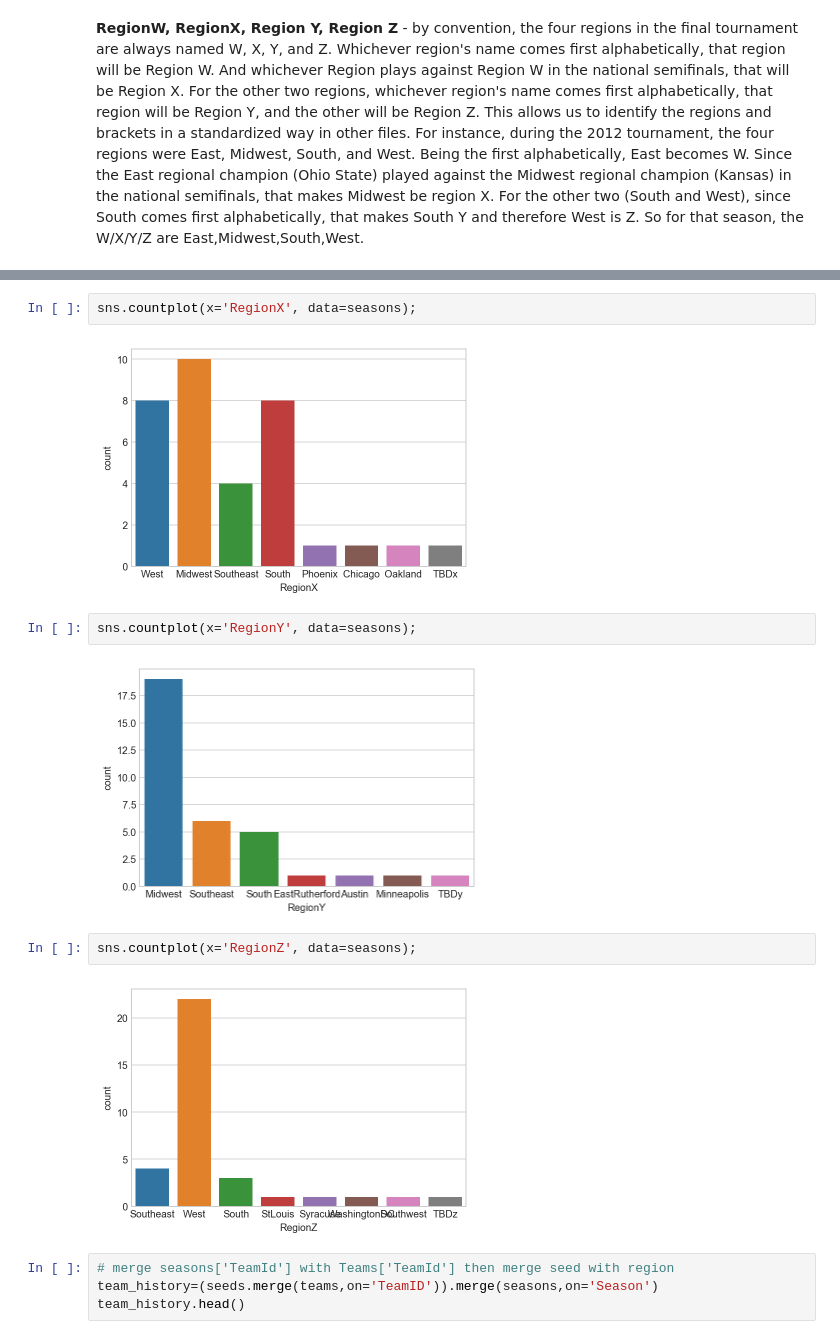
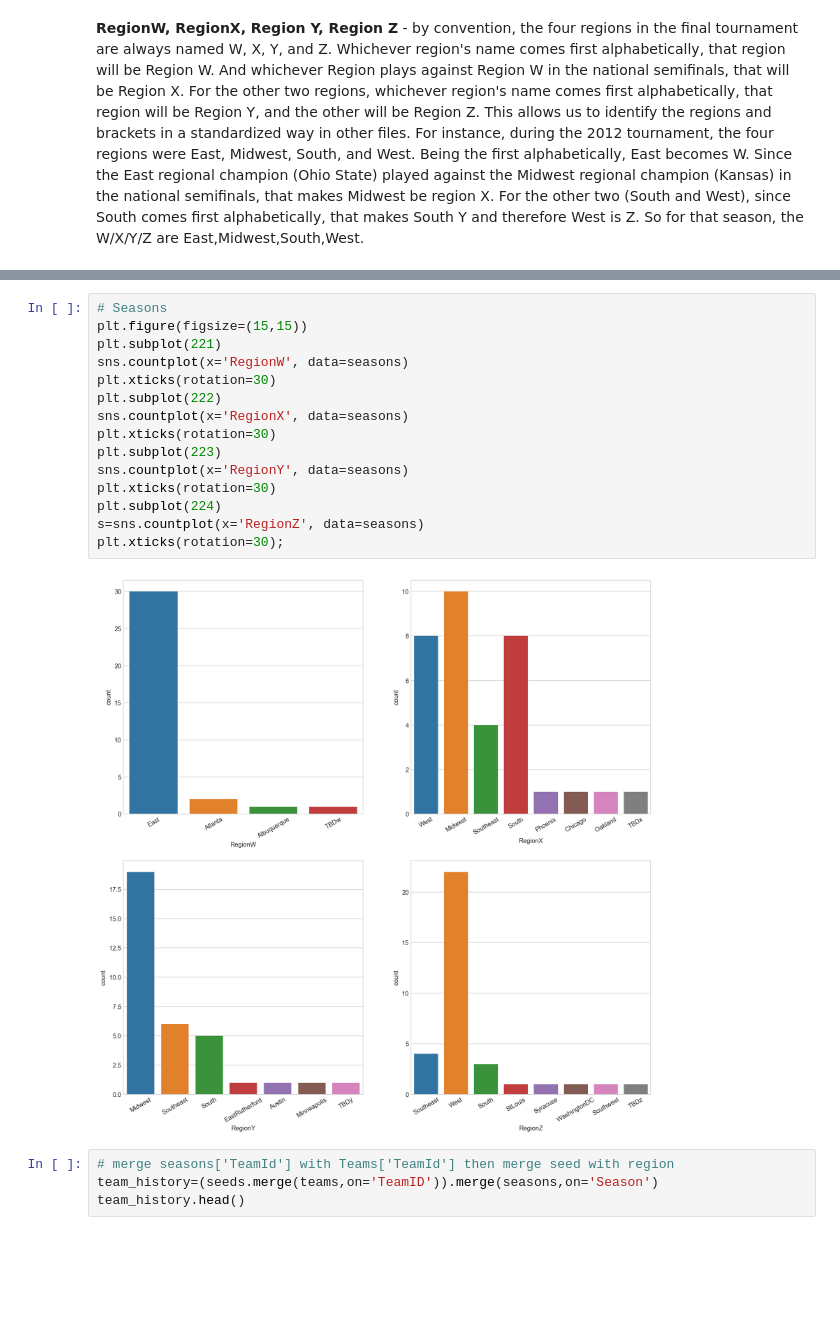
Before and after one commit to slin18/ML-Playpin, a Jupyter notebook: NCAA_ML/DataSection1.ipynb, the cells around one changed output, grey strips where cells are left out. Drawn from its saved outputs; the diff is of its cells as text; blank space fills up the shorter version.

```diff
--- a/NCAA_ML/DataSection1.ipynb
+++ b/NCAA_ML/DataSection1.ipynb
@@ -168,15 +163,20 @@ sns.countplot(x='RegionW', data=seasons);
-# %%
-sns.countplot(x='RegionX', data=seasons);
-# %% [output]
-[figure, removed]
-# %%
-sns.countplot(x='RegionY', data=seasons);
-# %% [output]
-[figure, removed]
-# %%
-sns.countplot(x='RegionZ', data=seasons);
-# %% [output]
-[figure, removed]
+# %%
+# Seasons
+plt.figure(figsize=(15,15))
+plt.subplot(221)
+sns.countplot(x='RegionW', data=seasons)
+plt.xticks(rotation=30)
+plt.subplot(222)
+sns.countplot(x='RegionX', data=seasons)
+plt.xticks(rotation=30)
+plt.subplot(223)
+sns.countplot(x='RegionY', data=seasons)
+plt.xticks(rotation=30)
+plt.subplot(224)
+s=sns.countplot(x='RegionZ', data=seasons)
+plt.xticks(rotation=30);
+# %% [output]
+[figure, added]
 # %%
 # merge seasons['TeamId'] with Teams['TeamId'] then merge seed with region
 team_history=(seeds.merge(teams,on='TeamID')).merge(seasons,on='Season')
```
Also changed, not shown: parts of 7 cells of this notebook.
